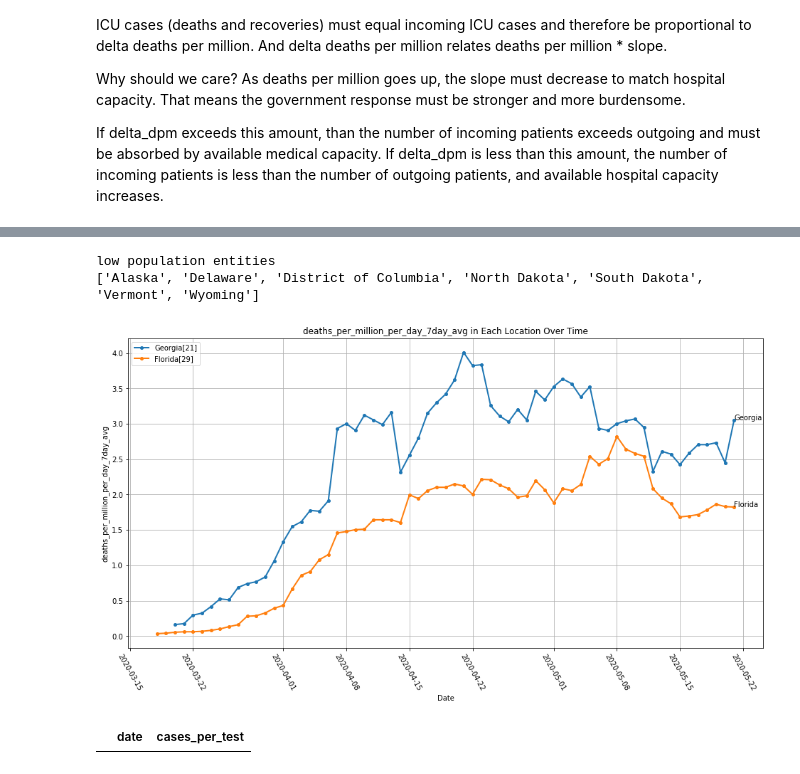
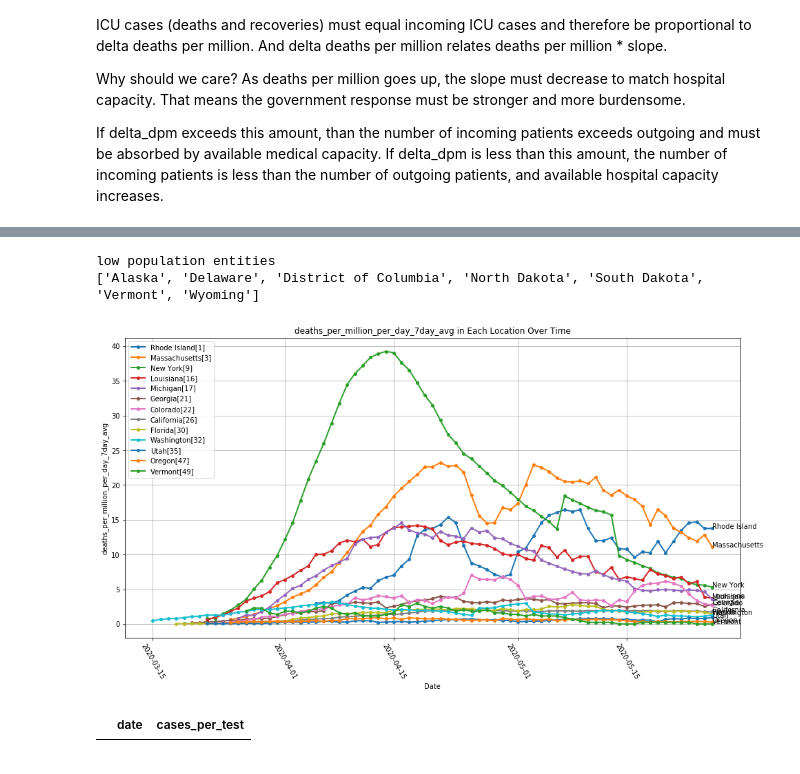
Before and after one commit to todddeluca/coronavirus, a Jupyter notebook: coronavirus_trajectories.ipynb, the cells around one changed output, grey strips where cells are left out. Drawn from its saved outputs; the diff is of its cells as text; code cells hidden in the pictures.

```diff
--- a/coronavirus_trajectories.ipynb
+++ b/coronavirus_trajectories.ipynb
@@ -112,18 +112,18 @@ df = states_df
 
 us_states = list(states_df['entity'].unique())
 includes = list(set([
-#     'Vermont',
-#     'California',
-#     'Oregon',
-#     'Washington',
-#     'New York',
-#     'Michigan', 'Louisiana',
-#     'Massachusetts',
-#     'Rhode Island',
+    'Vermont',
+    'California',
+    'Oregon',
+    'Washington',
+    'New York',
+    'Michigan', 'Louisiana',
+    'Massachusetts',
+    'Rhode Island',
     'Florida',
     'Georgia',
-#     'Utah',
-#     'Colorado',
+    'Utah',
+    'Colorado',
     #
 #     'United States',
 #     'New Zealand',
@@ -244,34 +244,34 @@ index_col = 'date'; n_top = len(includes); n_show = n_top;
 # values_col = 'deaths_per_day_7day_avg_per_cases_per_day_7day_avg'; log_yaxis = False
 # days_since_col = 'date'; days_since_thresh = to_datetime('2020-03-01')
 # index_col = 'date'; n_top = 2; n_show = n_top;
 
 # df['deaths_per_day_7day_avg_per_cases_per_day_7day_avg'] = df['deaths_per_day_7day_avg'] / df['cases_per_day_7day_avg']
 # # values_col = 'deaths_per_case'; log_yaxis = False
 # values_col = 'deaths_per_day_7day_avg_per_cases_per_day_7day_avg'; log_yaxis = False
 # days_since_col = 'date'; days_since_thresh = pd.to_datetime('2020-04-01')
 
 # n_top = 20
 # n_top = len(includes)
 # n_show = n_top
 rank = False
 # rank = True
 ascending = False
 # ascending = True  # for cases/test 14day ratio, lower is better
 show_legend = True
 
 df = days_since_trim(df, index_col, days_since_col, days_since_thresh, values_col)
 piv = plot_trajectories(df,
                         index_col=index_col, values_col=values_col,
                         rank=rank, n_top=n_top, n_show=n_show,
                         includes=includes, excludes=excludes,
                         log_yaxis=log_yaxis,
                         ascending=ascending,
                         show_legend=show_legend,
                        )
 # %% [output]
 low population entities
 ['Alaska', 'Delaware', 'District of Columbia', 'North Dakota', 'South Dakota', 'Vermont', 'Wyoming']
-[figure, old version]
+[figure, new version]
 # %%
 (df.loc[(df['entity'].isin(['Vermont'])) &
        (df['date'] > to_datetime('2020-03-20')) & (df['date'] > to_datetime('2020-04-01')),
```
Also changed, not shown: parts of 2 cells of this notebook, 4 other files.
